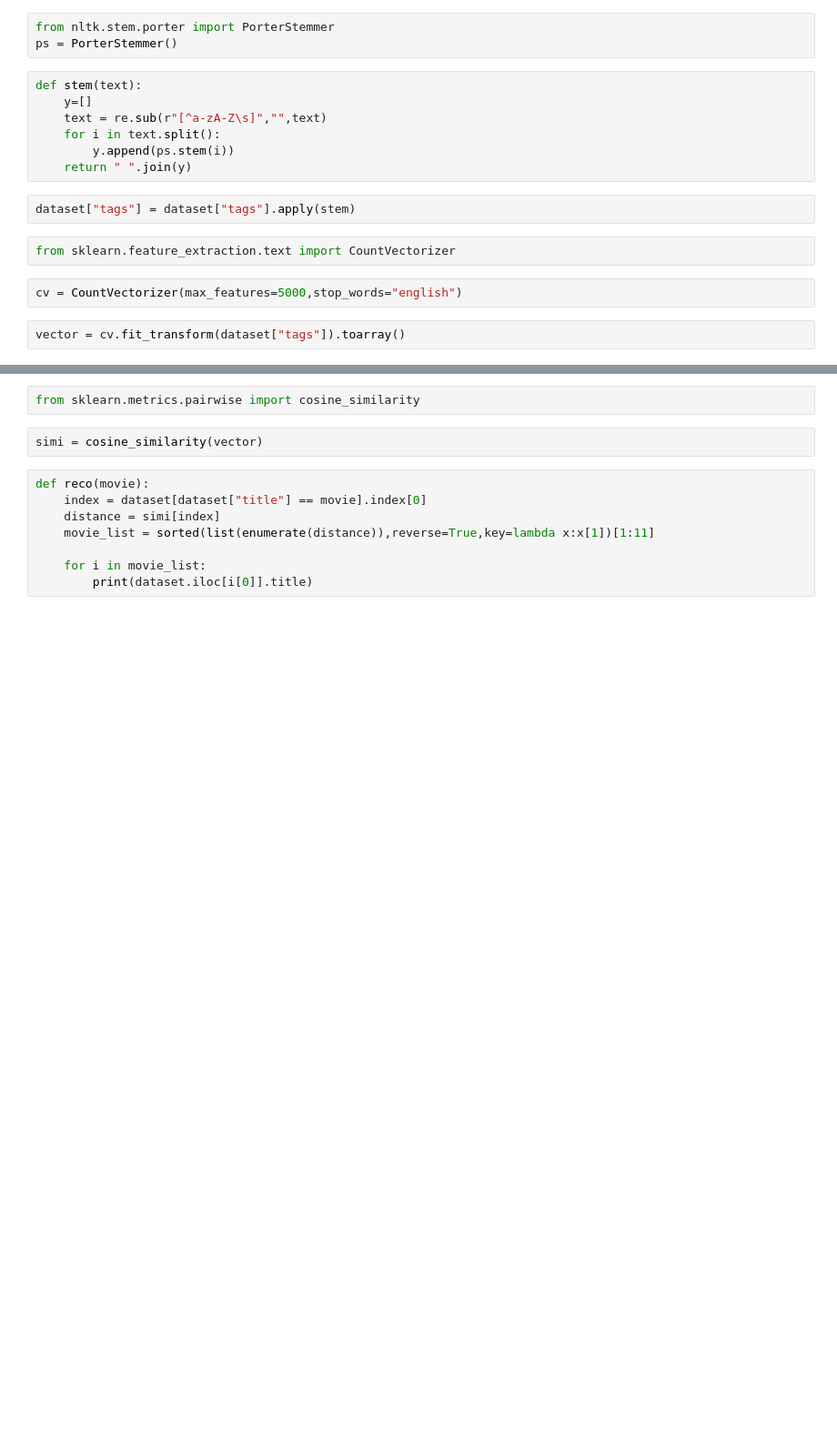
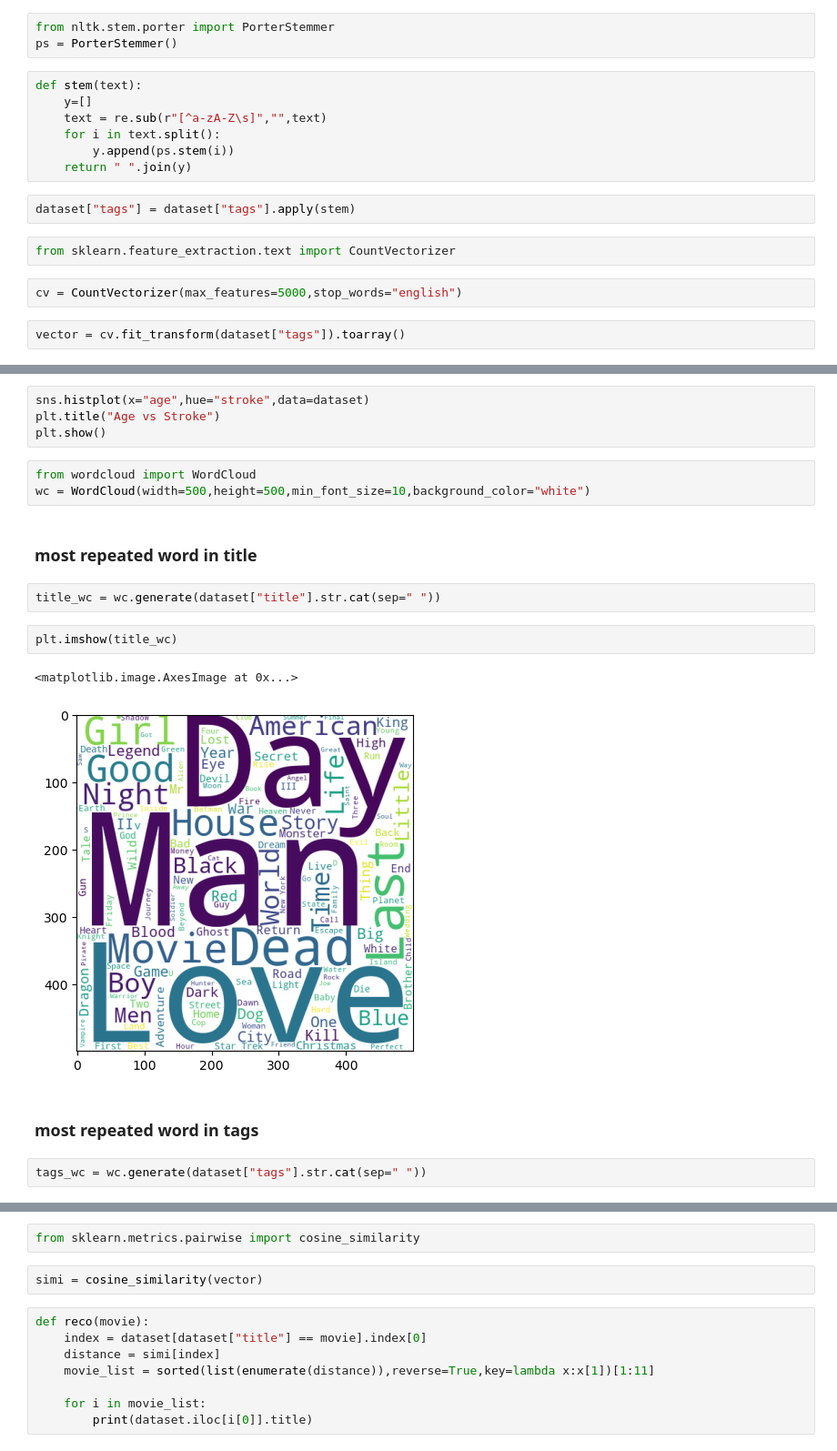
Before and after one commit to ShivRam013/Movie-Predicter, a Jupyter notebook: code of movie predictor.ipynb, the cells around one changed output, grey strips where cells are left out. Shown at 91% size. Saved outputs shown, nothing was run; the diff lists cells and outputs as text; blank space fills up the shorter version.

```diff
--- a/code of movie predictor.ipynb
+++ b/code of movie predictor.ipynb
@@ -91,0 +226,20 @@ vector = cv.fit_transform(dataset["tags"]).toarray()
+# %%
+sns.histplot(x="age",hue="stroke",data=dataset)
+plt.title("Age vs Stroke")
+plt.show()
+# %%
+from wordcloud import WordCloud
+wc = WordCloud(width=500,height=500,min_font_size=10,background_color="white")
+# %% [markdown]
+### most repeated word in title
+# %%
+title_wc = wc.generate(dataset["title"].str.cat(sep=" "))
+# %%
+plt.imshow(title_wc)
+# %% [output]
+<matplotlib.image.AxesImage at 0x...>
+[figure, added]
+# %% [markdown]
+### most repeated word in tags
+# %%
+tags_wc = wc.generate(dataset["tags"].str.cat(sep=" "))
```
Also changed, not shown: parts of 25 cells of this notebook.
